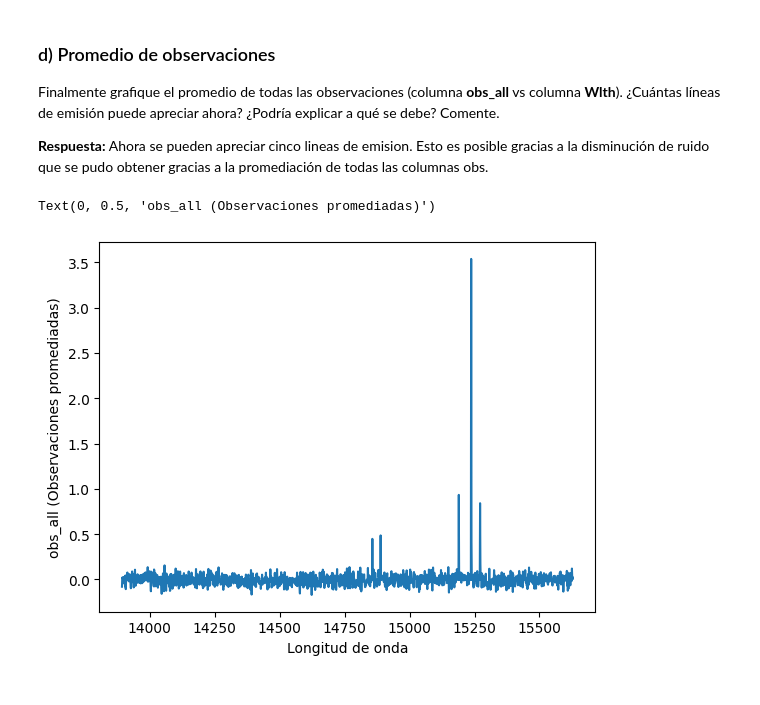
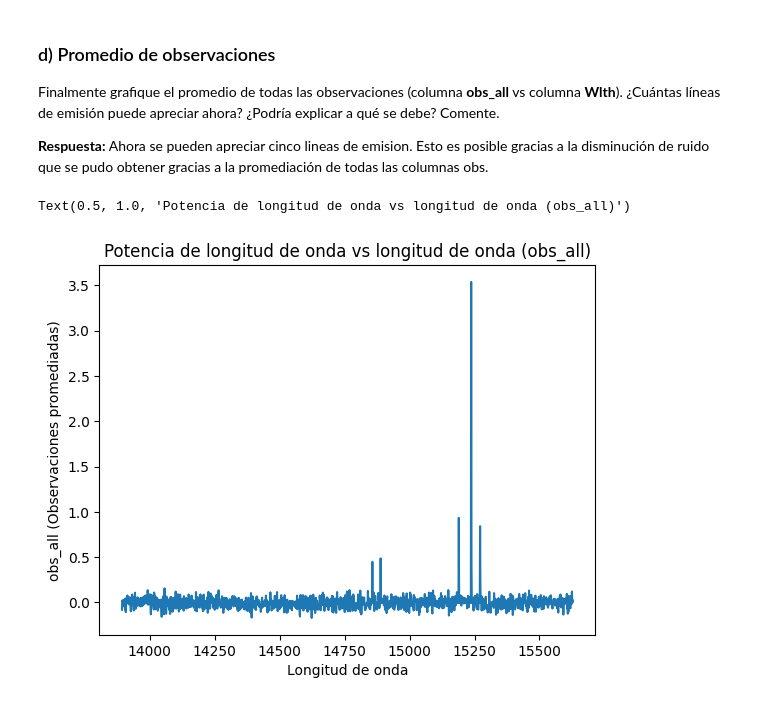
Before and after one commit to bsttiv/Tarea-2, a Jupyter notebook: Tarea2_Desarrollo.ipynb, the cells around one changed output. Saved outputs shown, nothing was run; the diff lists cells and outputs as text; code cells hidden in the pictures.

```diff
--- a/Tarea2_Desarrollo.ipynb
+++ b/Tarea2_Desarrollo.ipynb
@@ -453,10 +457,11 @@ Finalmente grafique el promedio de todas las observaciones (columna **obs_all**
 # %%
 # Se grafica, finalmente, obs_all en función de la longitud de onda.
 plt.plot(wlth, data["obs_all"])
 
 # Se añaden los títulos
 plt.xlabel("Longitud de onda")
 plt.ylabel("obs_all (Observaciones promediadas)")
+plt.title("Potencia de longitud de onda vs longitud de onda (obs_all)")
 # %% [output]
-Text(0, 0.5, 'obs_all (Observaciones promediadas)')
+Text(0.5, 1.0, 'Potencia de longitud de onda vs longitud de onda (obs_all)')
-[figure, old version]
+[figure, new version]
```
Also changed, not shown: parts of 5 cells of this notebook.
